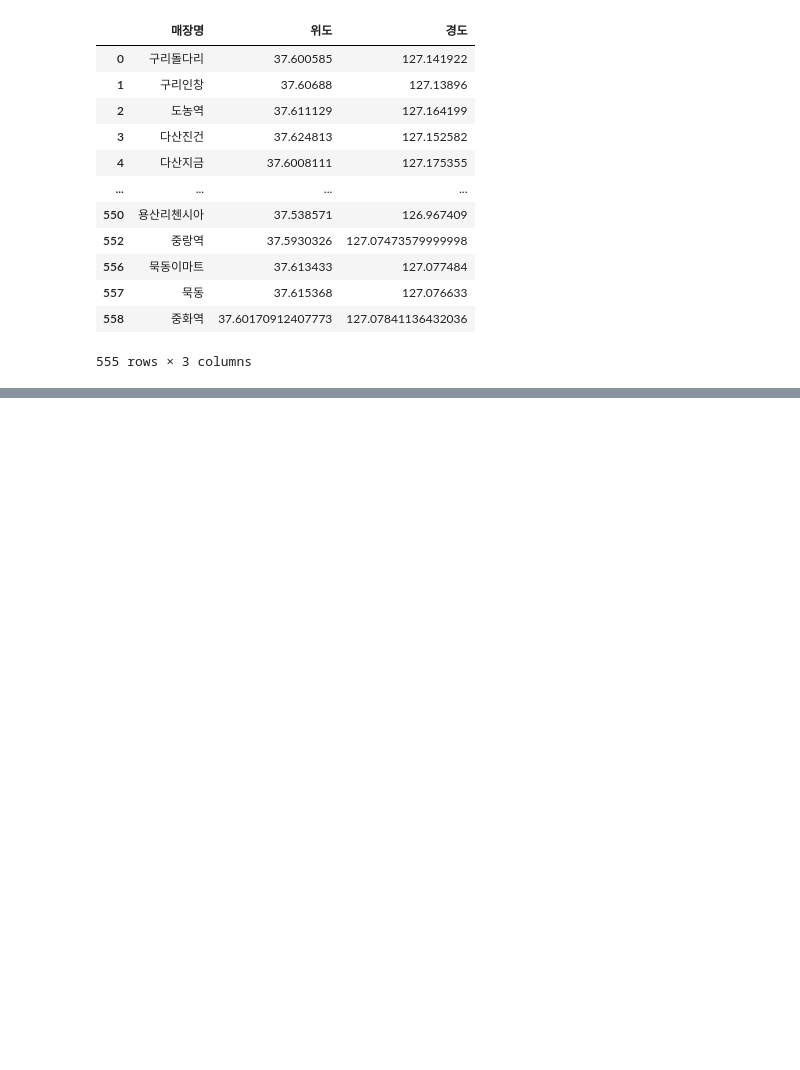
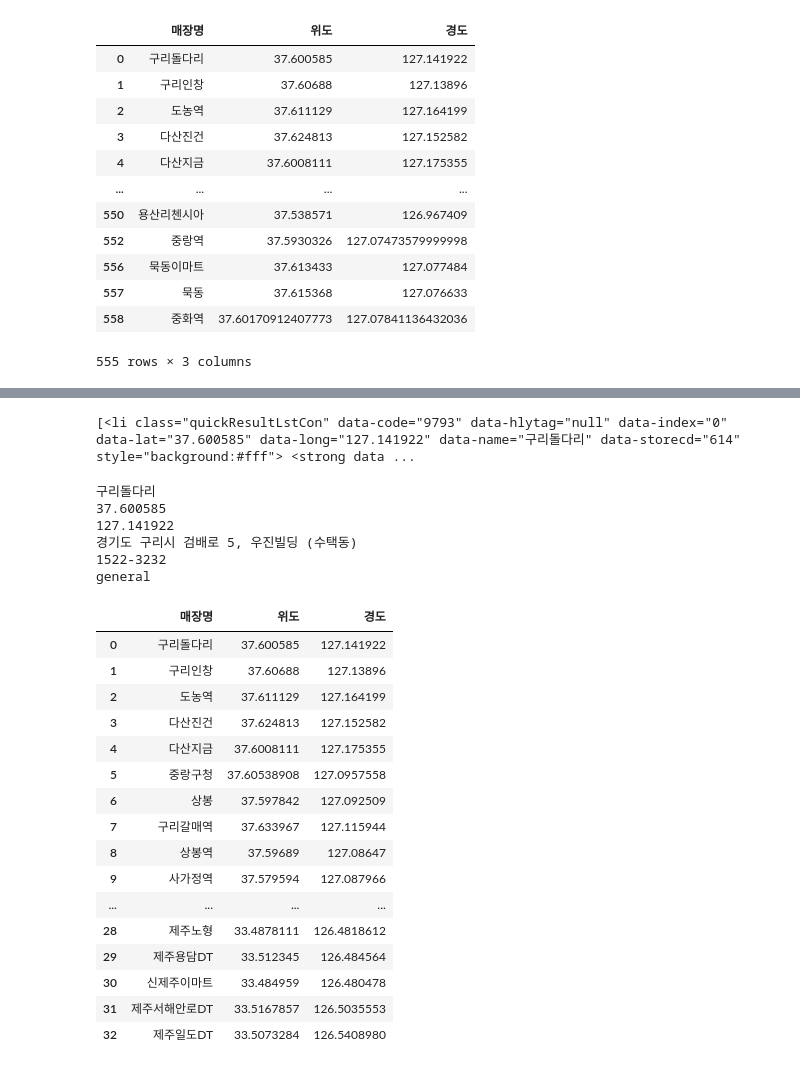
Before and after one commit to iris3405/pythonbasic, a Jupyter notebook: starbucks.ipynb, the cells around one changed output, grey strips where cells are left out. Saved outputs shown, nothing was run; the diff lists cells and outputs as text; code cells hidden in the pictures; blank space fills up the shorter version.

```diff
--- a/starbucks.ipynb
+++ b/starbucks.ipynb
@@ -195,0 +244,50 @@ seoul_starbucks_df.drop_duplicates(['매장명'])
+# %%
+starbucks_soup_list = soup.select('li.quickResultLstCon')
+print(starbucks_soup_list)
+# %% [output]
+[<li class="quickResultLstCon" data-code="9793" data-hlytag="null" data-index="0" data-lat="37.600585" data-long="127.141922" data-name="구리돌다리" data-storecd="614" style="background:#fff"> <strong data ...
+# %%
+name = starbucks_store.select('strong')[0].text.strip()
+lat=starbucks_store['data-lat']
+long=starbucks_store['data-long']
+address = str(starbucks_store.select('p')[0]).split('<br/>')[0].split('>')[1]
+tel = str(starbucks_store.select('p')[0]).split('<br/>')[1].split('<')[0]
+
+store_type = starbucks_store.select('i')[0]['class'][0][4:]
+
+print(name)
+print(lat)
+print(long)
+print(address)
+print(tel)
+print(store_type)
+# %% [output]
+구리돌다리
+37.600585
+127.141922
+경기도 구리시 검배로 5, 우진빌딩 (수택동)
+1522-3232
+general
+# %%
+columns = ['매장명','위도','경도']
+jeju_starbucks_df=pd.DataFrame(starbucks_list,columns = columns)
+# %%
+jeju_starbucks_df
+# %% [output]
+|  | 매장명 | 위도 | 경도 |
+| 0 | 구리돌다리 | 37.600585 | 127.141922 |
+| 1 | 구리인창 | 37.60688 | 127.13896 |
+| 2 | 도농역 | 37.611129 | 127.164199 |
+| 3 | 다산진건 | 37.624813 | 127.152582 |
+| 4 | 다산지금 | 37.6008111 | 127.175355 |
+| 5 | 중랑구청 | 37.60538908 | 127.0957558 |
+| 6 | 상봉 | 37.597842 | 127.092509 |
+| 7 | 구리갈매역 | 37.633967 | 127.115944 |
+| 8 | 상봉역 | 37.59689 | 127.08647 |
+| 9 | 사가정역 | 37.579594 | 127.087966 |
+| ... | ... | ... | ... |
+| 28 | 제주노형 | 33.4878111 | 126.4818612 |
+| 29 | 제주용담DT | 33.512345 | 126.484564 |
+| 30 | 신제주이마트 | 33.484959 | 126.480478 |
+| 31 | 제주서해안로DT | 33.5167857 | 126.5035553 |
+| 32 | 제주일도DT | 33.5073284 | 126.5408980 |
```
Also changed, not shown: parts of 18 cells of this notebook, 9 other files.
